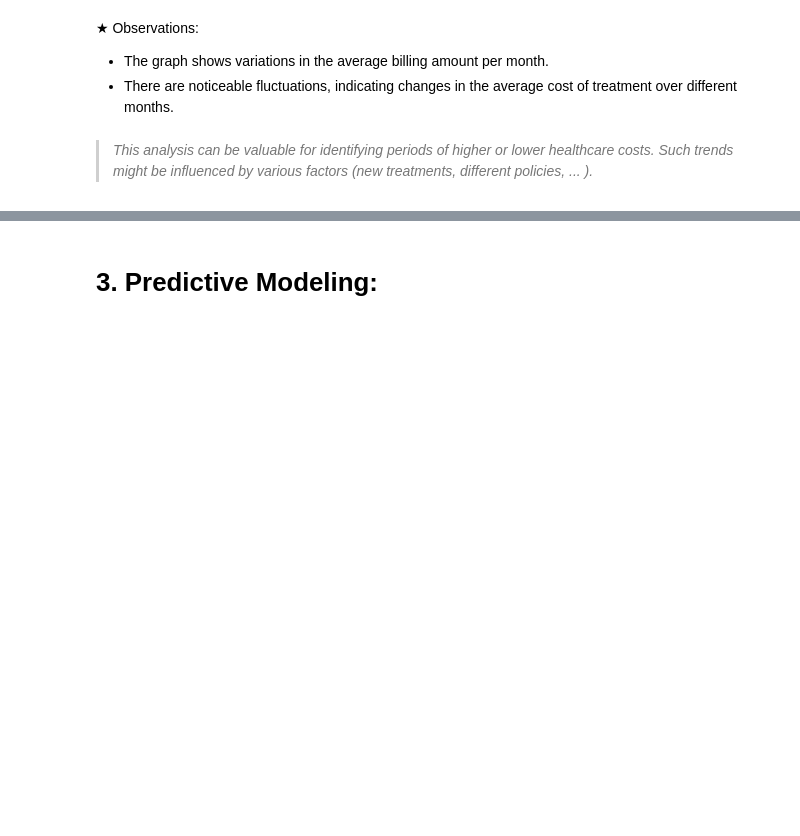
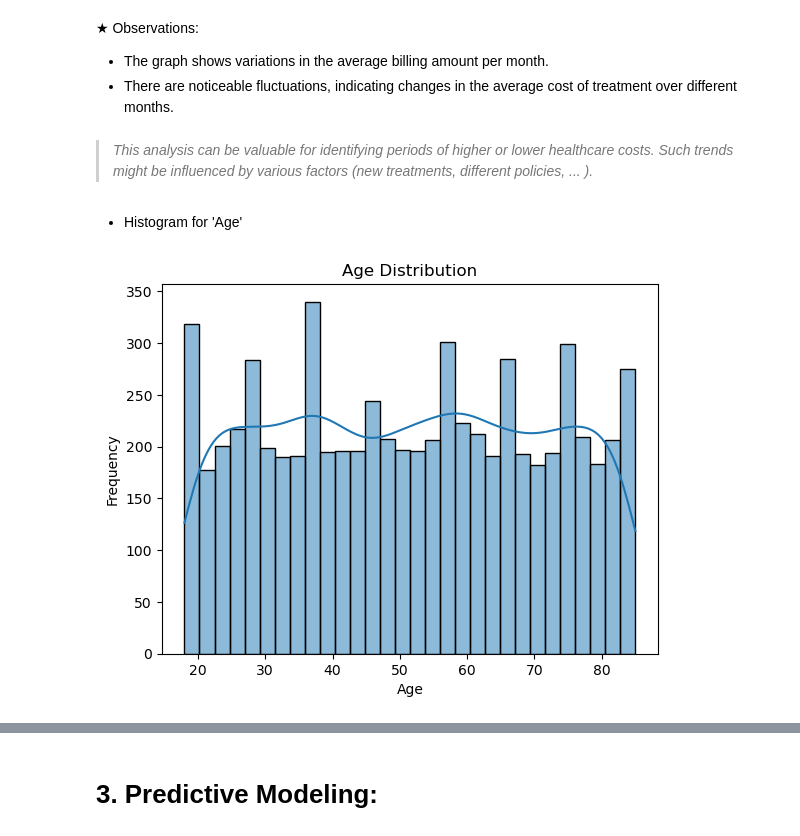
Before and after one commit to nassimlamnini/Healthcare_analysis, a Jupyter notebook: Healthcare_Project.ipynb, the cells around one changed output, grey strips where cells are left out. Drawn from its saved outputs; the diff is of its cells as text; code cells hidden in the pictures; blank space fills up the shorter version.

```diff
--- a/Healthcare_Project.ipynb
+++ b/Healthcare_Project.ipynb
@@ -339,3 +275,13 @@ plt.show()
 - There are noticeable fluctuations, indicating changes in the average cost of treatment over different months.
 # %% [markdown]
 >*This analysis can be valuable for identifying periods of higher or lower healthcare costs. Such trends might be influenced by various factors (new treatments, different policies, ... ).*
+# %% [markdown]
+- Histogram for 'Age'
+# %%
+sns.histplot(data=df, x='Age', bins=30, kde=True)
+plt.title('Age Distribution')
+plt.xlabel('Age')
+plt.ylabel('Frequency')
+plt.show()
+# %% [output]
+[figure, added]
```
Also changed, not shown: parts of 14 cells of this notebook.
